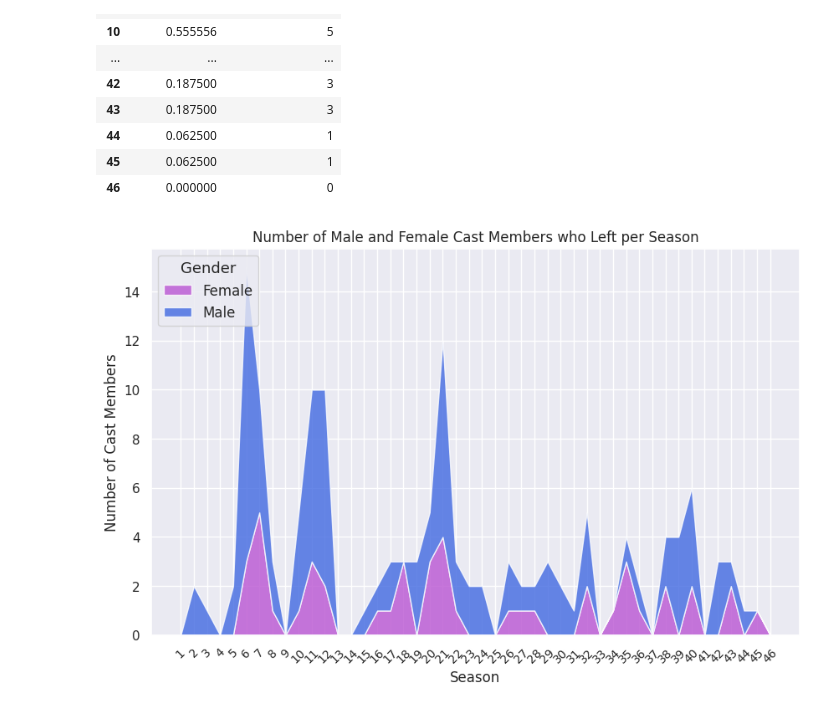
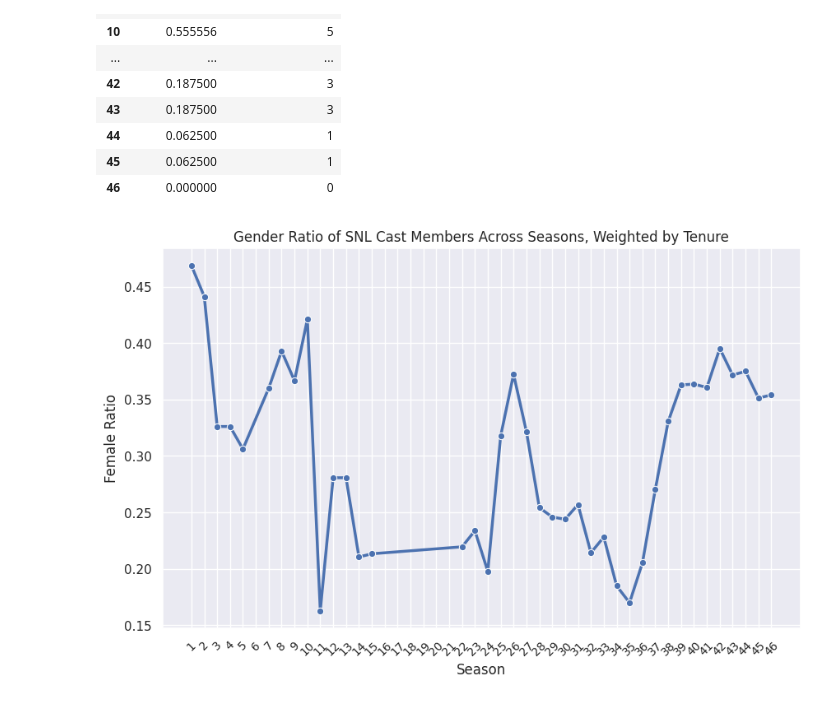
Before and after one commit to roshnik1/snl-analytics, a Jupyter notebook: explore.ipynb, the cells around one changed output. Saved outputs shown, nothing was run; the diff lists cells and outputs as text; code cells hidden in the pictures.

Commit message:
Add quick 'all charts' display

```diff
--- a/explore.ipynb
+++ b/explore.ipynb
@@ -152,8 +152,8 @@ class Data:
 
             data.append({
                 "sid": sid,
-                "female_weight": sum(cast[cast.gender == "female"].n_seasons) or 1,
-                "male_weight": sum(cast[cast.gender == "male"].n_seasons) or 1,
+                "female_weight": sum(cast[cast.gender == "female"].n_seasons),
+                "male_weight": sum(cast[cast.gender == "male"].n_seasons),
             })
 
         df = pd.DataFrame(data)
@@ -348,7 +348,7 @@ class Charts:
         ax.set_xticks(self.data.all_seasons)
         ax.tick_params(axis="x", rotation=45, labelsize=10)
 
-        chart_data = self.data.gender_counts.female_ratio
+        chart_data = self.data.weighted_gender_counts.female_ratio
         return sns.lineplot(
             chart_data,
             marker="o",
@@ -396,14 +396,28 @@ class Charts:
         )
         ax.legend(loc="upper left", title="Gender", title_fontsize=13, fontsize=12)
         return ax
+
+    @property
+    def all_charts(self):
+        return [
+            self.dist_cast_tenure_ep,
+            self.dist_cast_tenure_se,
+            self.turnover_rate,
+
+            self.gender_turnover,
+
+            self.gender_turnover,
+            self.gender_ratio,
+            self.tenure_weighted_gender_ratio,
+            self.gender_counts,
 # %%
 charts = Charts(
     data=Data(),
     figure_size=(10, 6),
     theme="darkgrid",
     palette="deep",
 )
-charts.gender_turnover
+charts.tenure_weighted_gender_ratio
 plt.show()
 # %% [output]
-[figure, old version]
+[figure, new version]
```
